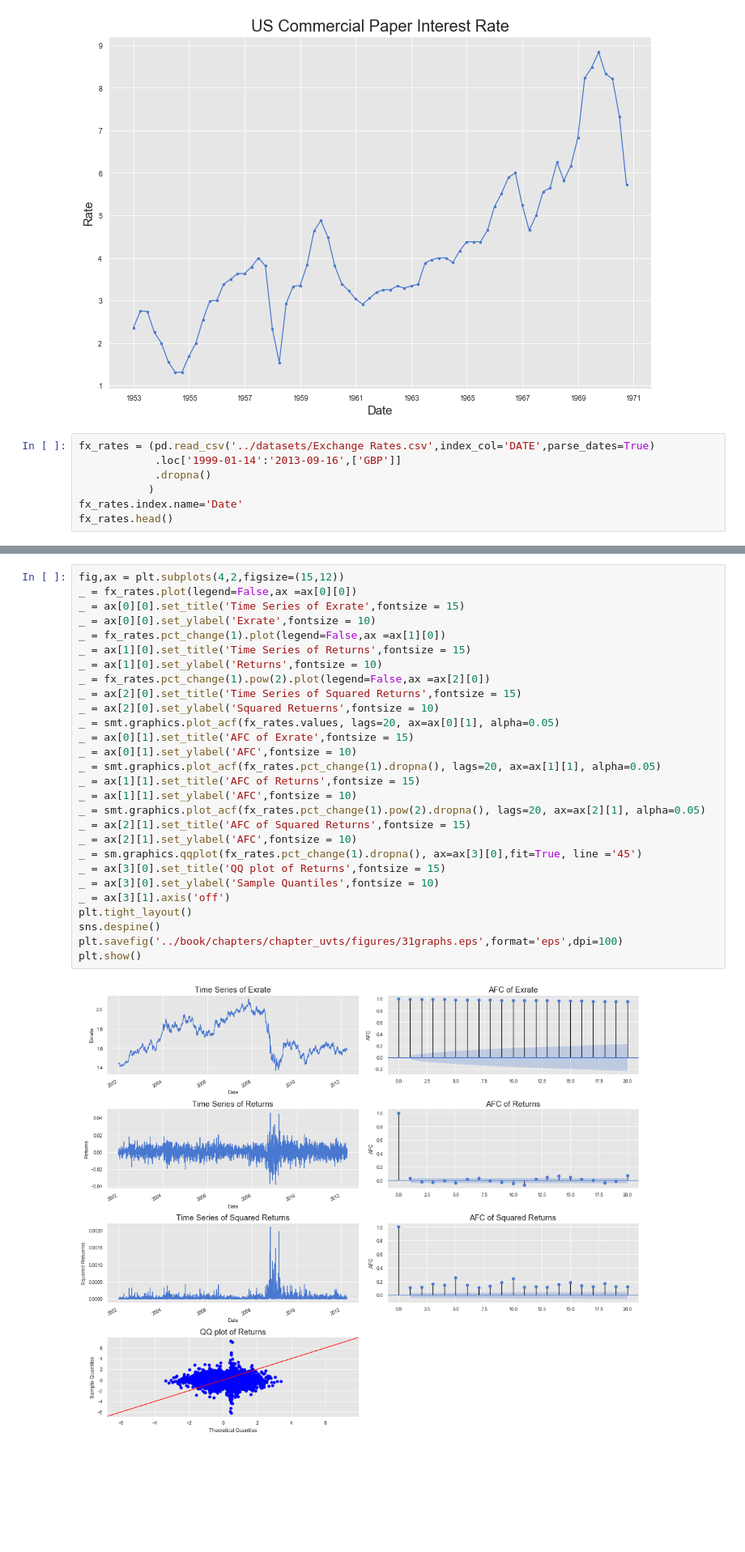
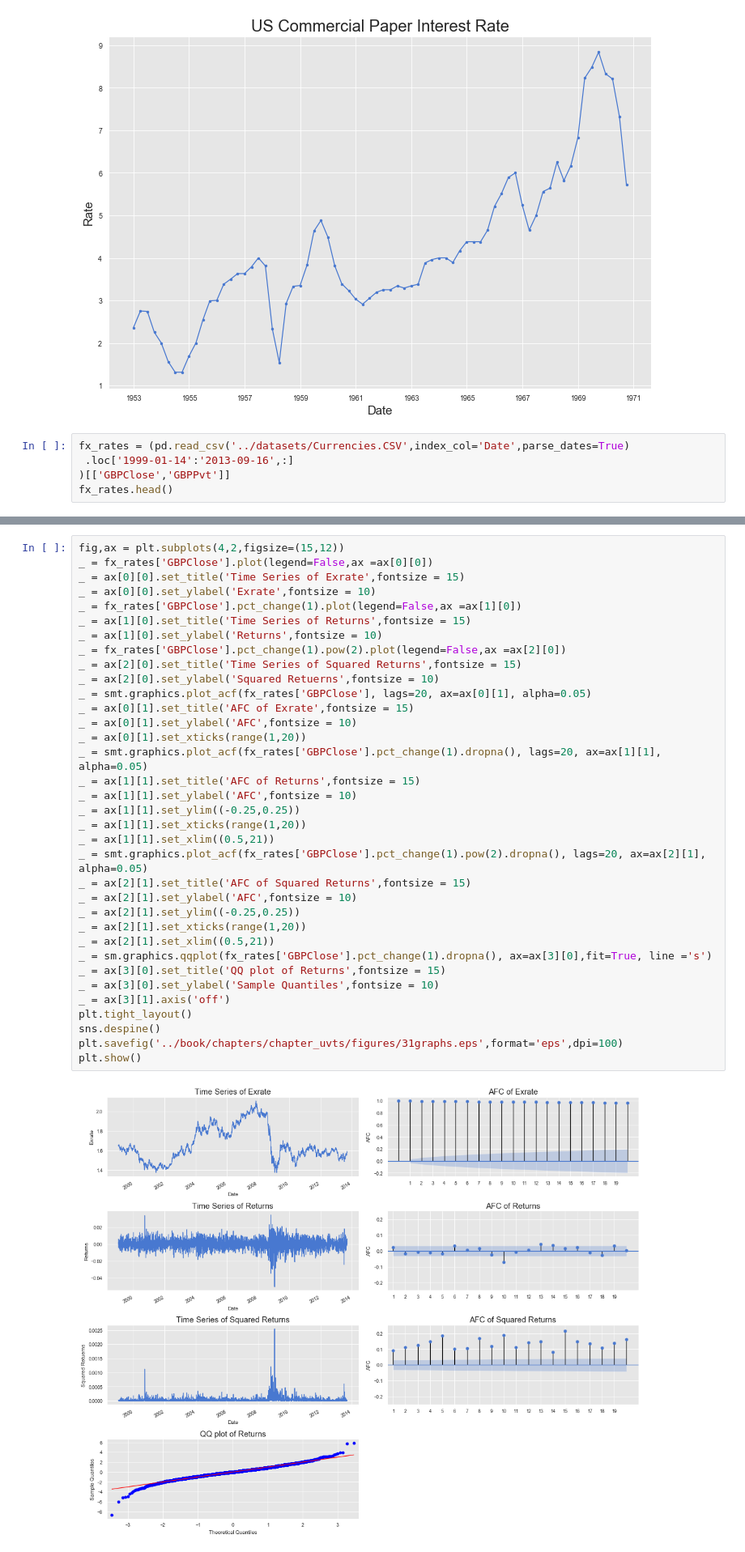
Before and after one commit to FinTrek/algo_trading_book, a Jupyter notebook: notebooks/Univariate_Time_Series_Models.ipynb, the cells around one changed output, grey strips where cells are left out. Shown at 81% size. Cells and saved outputs as stored; diff of their text form; blank space fills up the shorter version.

```diff
--- a/notebooks/Univariate_Time_Series_Models.ipynb
+++ b/notebooks/Univariate_Time_Series_Models.ipynb
@@ -278,10 +278,8 @@ plt.show()
 # %% [output]
 [figure]
 # %%
-fx_rates = (pd.read_csv('../datasets/Exchange Rates.csv',index_col='DATE',parse_dates=True)
-            .loc['1999-01-14':'2013-09-16',['GBP']]
-            .dropna()
-           )
-fx_rates.index.name='Date'
+fx_rates = (pd.read_csv('../datasets/Currencies.CSV',index_col='Date',parse_dates=True)
+ .loc['1999-01-14':'2013-09-16',:]
+)[['GBPClose','GBPPvt']]
 fx_rates.head()
 # %% [output]
@@ -295,30 +293,37 @@ fx_rates.head()
 # %%
 fig,ax = plt.subplots(4,2,figsize=(15,12))
-_ = fx_rates.plot(legend=False,ax =ax[0][0])
+_ = fx_rates['GBPClose'].plot(legend=False,ax =ax[0][0])
 _ = ax[0][0].set_title('Time Series of Exrate',fontsize = 15)
 _ = ax[0][0].set_ylabel('Exrate',fontsize = 10)
-_ = fx_rates.pct_change(1).plot(legend=False,ax =ax[1][0])
+_ = fx_rates['GBPClose'].pct_change(1).plot(legend=False,ax =ax[1][0])
 _ = ax[1][0].set_title('Time Series of Returns',fontsize = 15)
 _ = ax[1][0].set_ylabel('Returns',fontsize = 10)
-_ = fx_rates.pct_change(1).pow(2).plot(legend=False,ax =ax[2][0])
+_ = fx_rates['GBPClose'].pct_change(1).pow(2).plot(legend=False,ax =ax[2][0])
 _ = ax[2][0].set_title('Time Series of Squared Returns',fontsize = 15)
 _ = ax[2][0].set_ylabel('Squared Retuerns',fontsize = 10)
-_ = smt.graphics.plot_acf(fx_rates.values, lags=20, ax=ax[0][1], alpha=0.05)
+_ = smt.graphics.plot_acf(fx_rates['GBPClose'], lags=20, ax=ax[0][1], alpha=0.05)
 _ = ax[0][1].set_title('AFC of Exrate',fontsize = 15)
 _ = ax[0][1].set_ylabel('AFC',fontsize = 10)
-_ = smt.graphics.plot_acf(fx_rates.pct_change(1).dropna(), lags=20, ax=ax[1][1], alpha=0.05)
+_ = ax[0][1].set_xticks(range(1,20))
+_ = smt.graphics.plot_acf(fx_rates['GBPClose'].pct_change(1).dropna(), lags=20, ax=ax[1][1], alpha=0.05)
 _ = ax[1][1].set_title('AFC of Returns',fontsize = 15)
 _ = ax[1][1].set_ylabel('AFC',fontsize = 10)
-_ = smt.graphics.plot_acf(fx_rates.pct_change(1).pow(2).dropna(), lags=20, ax=ax[2][1], alpha=0.05)
+_ = ax[1][1].set_ylim((-0.25,0.25))
+_ = ax[1][1].set_xticks(range(1,20))
+_ = ax[1][1].set_xlim((0.5,21))
+_ = smt.graphics.plot_acf(fx_rates['GBPClose'].pct_change(1).pow(2).dropna(), lags=20, ax=ax[2][1], alpha=0.05)
 _ = ax[2][1].set_title('AFC of Squared Returns',fontsize = 15)
 _ = ax[2][1].set_ylabel('AFC',fontsize = 10)
-_ = sm.graphics.qqplot(fx_rates.pct_change(1).dropna(), ax=ax[3][0],fit=True, line ='45')
+_ = ax[2][1].set_ylim((-0.25,0.25))
+_ = ax[2][1].set_xticks(range(1,20))
+_ = ax[2][1].set_xlim((0.5,21))
+_ = sm.graphics.qqplot(fx_rates['GBPClose'].pct_change(1).dropna(), ax=ax[3][0],fit=True, line ='s')
 _ = ax[3][0].set_title('QQ plot of Returns',fontsize = 15)
 _ = ax[3][0].set_ylabel('Sample Quantiles',fontsize = 10)
 _ = ax[3][1].axis('off')
 plt.tight_layout()
 sns.despine()
 plt.savefig('../book/chapters/chapter_uvts/figures/31graphs.eps',format='eps',dpi=100)
 plt.show()
 # %% [output]
-[figure, old version]
+[figure, new version]
```
Also changed, not shown: parts of 3 cells of this notebook.
